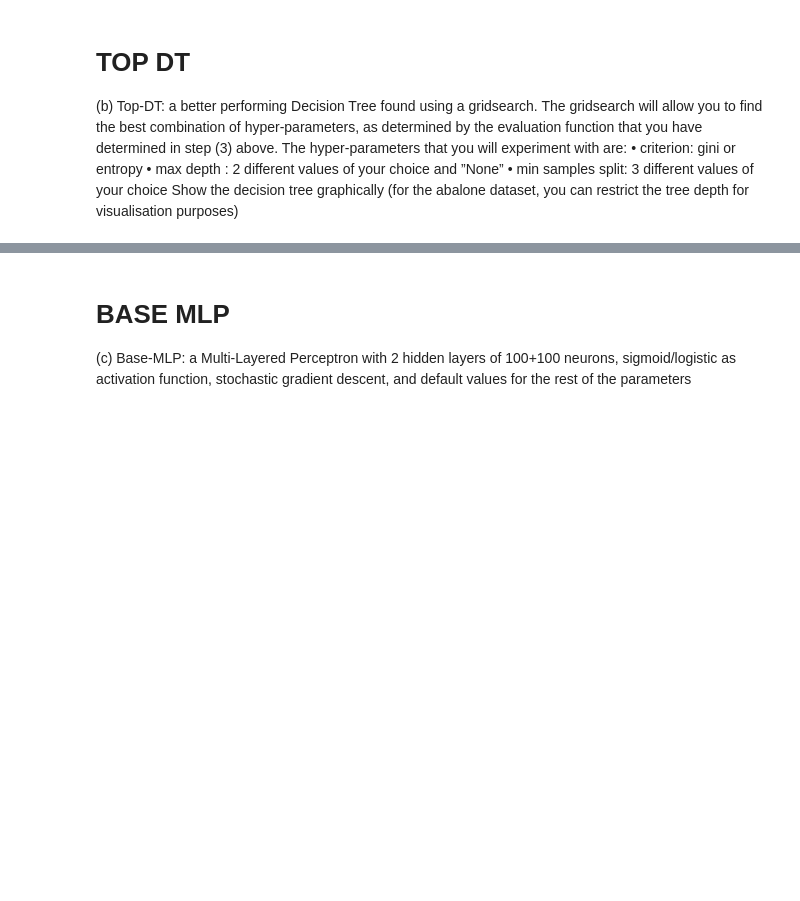
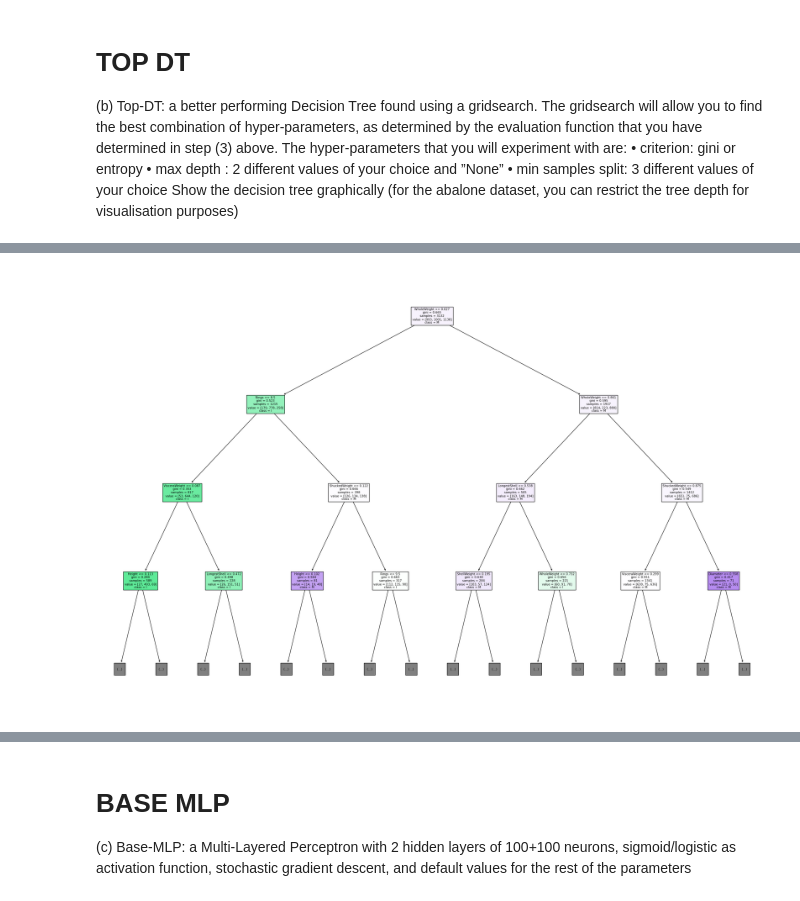
Before and after one commit to MSTELLA/COMP472_A1, a Jupyter notebook: COMP472_A1_AbaloneDataset.ipynb, the cells around one changed output, grey strips where cells are left out. Saved outputs shown, nothing was run; the diff lists cells and outputs as text; code cells hidden in the pictures; blank space fills up the shorter version.

Commit message:
added the top dt trees

```diff
--- a/COMP472_A1_AbaloneDataset.ipynb
+++ b/COMP472_A1_AbaloneDataset.ipynb
@@ -212,3 +212,10 @@ print(top_DT_D2.best_params_)
+# %%
+# Visualize Tree
+plt.figure(figsize=(30 , 20))  # Set the figure size (width, height) in inches
+plot_tree(top_DT_D2.best_estimator_, filled=True, feature_names=X.columns, class_names=np.unique(y_train), max_depth=3)
+plt.show()
+# %% [output]
+[figure, added]
 # %%
 # Testing base DT
 predictions = top_DT_D2.predict(X_test)
```
Also changed, not shown: parts of 7 cells of this notebook, 6 other files.
